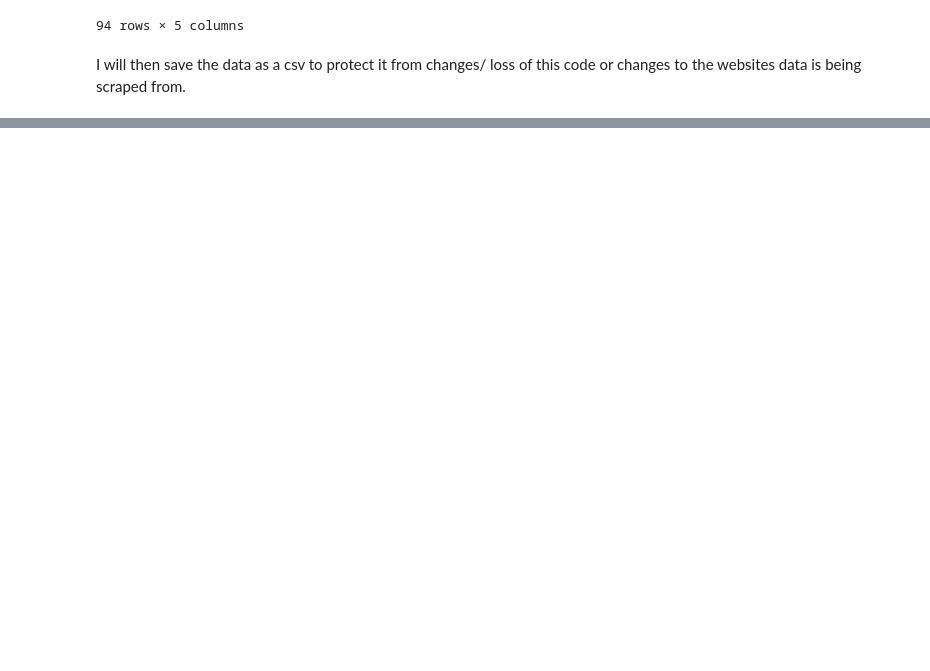
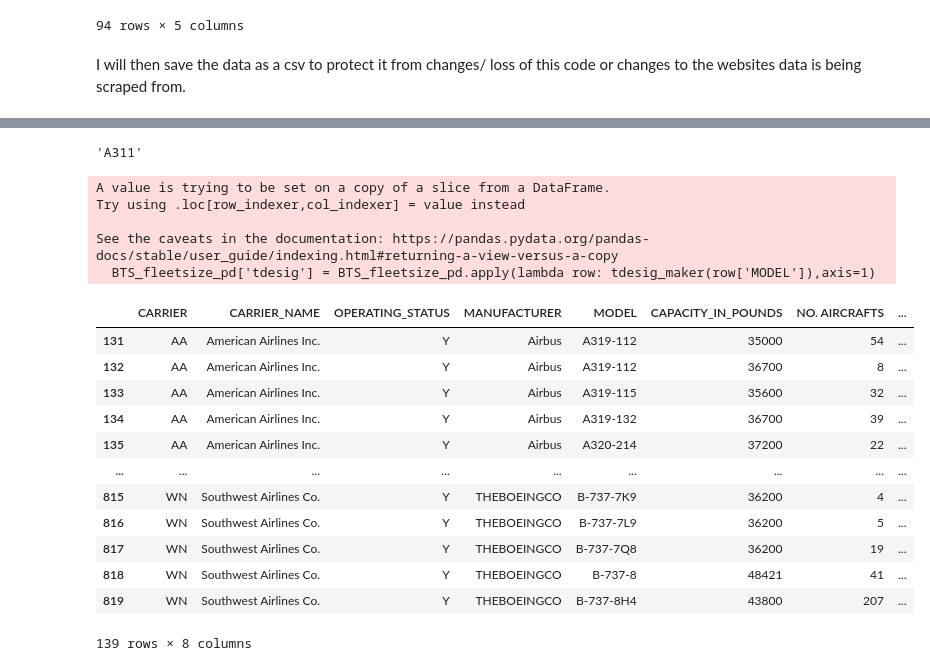
Before and after one commit to GenevaKirwan/CFG-Airline-Project, a Jupyter notebook: Processing_Fleet_Data.ipynb, the cells around one changed output, grey strips where cells are left out. Saved outputs shown, nothing was run; the diff lists cells and outputs as text; code cells hidden in the pictures; blank space fills up the shorter version.

```diff
--- a/Processing_Fleet_Data.ipynb
+++ b/Processing_Fleet_Data.ipynb
@@ -146,0 +348,5 @@ fleet_pd.to_csv(file_name)
+# %%
+import pandas as pd
+req_col = ['CARRIER', 'CARRIER_NAME', 'OPERATING_STATUS', 'MANUFACTURER','MODEL', 'CAPACITY_IN_POUNDS']
+BTS_fleet_pd = pd.read_csv('1053933928_T_F41SCHEDULE_B43.csv', usecols= req_col)
+BTS_fleet_pd
@@ -146,0 +367,4 @@ fleet_pd.to_csv(file_name)
+# %%
+BTS_fleetsize_pd = BTS_fleet_pd.groupby(BTS_fleet_pd.columns.tolist(),as_index=False).size()
+BTS_fleetsize_pd.rename(columns={"size": "NO. AIRCRAFTS"}, inplace = True)
+BTS_fleetsize_pd
@@ -146,0 +385,12 @@ fleet_pd.to_csv(file_name)
+# %%
+import re
+# airlines_list = ['American Airlines Inc.', 'Southwest', 'Delta', 'United', 'Spirit', 'Alaska', 'JetBlue', 'SkyWest', 'Frontier', 'Hawaiian']
+# airlines_str = ''
+# for airline in airlines_list:
+#     airlines_str= airlines_str + airline +'|'
+# airlines_str = airlines_str[:-1]
+
+airlines_list ='Alaska Airlines Inc.', 'American Airlines Inc.', 'Delta Air Lines Inc.', 'Frontier Airlines Inc.','Hawaiian Airlines Inc.', 'JetBlue Airways', 'SkyWest Airlines Inc.', 'Southwest Airlines Co.', 'Spirit Air Lines', 'United Air Lines Inc.'
+BTS_fleetsize_pd = BTS_fleetsize_pd[(BTS_fleetsize_pd.CARRIER_NAME.isin(airlines_list)) & (BTS_fleetsize_pd.OPERATING_STATUS == 'Y')]
+#BTS_fleetsize_pd = BTS_fleetsize_pd[(BTS_fleetsize_pd.CARRIER_NAME.str.contains(airlines_str, regex=True)) & (BTS_fleetsize_pd.OPERATING_STATUS == 'Y')]
+BTS_fleetsize_pd
@@ -146,0 +426,43 @@ fleet_pd.to_csv(file_name)
+# %%
+str = 'A310-112'
+
+def tdesig_maker (make):
+
+    critical_wrd = make
+
+    if '-' in critical_wrd:
+        broken_mod_ls = critical_wrd.split('-')
+        if  '0' in broken_mod_ls[0]:
+            tdesig = broken_mod_ls[0][0:3] + broken_mod_ls[1][0]
+        else:
+            lead_mod = broken_mod_ls[0][0:4]
+            tdesig = lead_mod + broken_mod_ls[1][0:(4-len(lead_mod))]
+    else:
+        tdesig = critical_wrd[0:4]
+    return tdesig
+
+tdesig_maker(str)
+# %% [output]
+'A311'
+# %%
+BTS_fleetsize_pd['tdesig'] = BTS_fleetsize_pd.apply(lambda row: tdesig_maker(row['MODEL']),axis=1)
+BTS_fleetsize_pd
+# %% [output]
+A value is trying to be set on a copy of a slice from a DataFrame.
+Try using .loc[row_indexer,col_indexer] = value instead
+
+See the caveats in the documentation: https://pandas.pydata.org/pandas-docs/stable/user_guide/indexing.html#returning-a-view-versus-a-copy
+  BTS_fleetsize_pd['tdesig'] = BTS_fleetsize_pd.apply(lambda row: tdesig_maker(row['MODEL']),axis=1)
+|  | CARRIER | CARRIER_NAME | OPERATING_STATUS | MANUFACTURER | MODEL | CAPACITY_IN_POUNDS | NO. AIRCRAFTS | ... |
+| 131 | AA | American Airlines Inc. | Y | Airbus | A319-112 | 35000 | 54 | ... |
+| 132 | AA | American Airlines Inc. | Y | Airbus | A319-112 | 36700 | 8 | ... |
+| 133 | AA | American Airlines Inc. | Y | Airbus | A319-115 | 35600 | 32 | ... |
+| 134 | AA | American Airlines Inc. | Y | Airbus | A319-132 | 36700 | 39 | ... |
+| 135 | AA | American Airlines Inc. | Y | Airbus | A320-214 | 37200 | 22 | ... |
+| ... | ... | ... | ... | ... | ... | ... | ... | ... |
+| 815 | WN | Southwest Airlines Co. | Y | THEBOEINGCO | B-737-7K9 | 36200 | 4 | ... |
+| 816 | WN | Southwest Airlines Co. | Y | THEBOEINGCO | B-737-7L9 | 36200 | 5 | ... |
+| 817 | WN | Southwest Airlines Co. | Y | THEBOEINGCO | B-737-7Q8 | 36200 | 19 | ... |
+| 818 | WN | Southwest Airlines Co. | Y | THEBOEINGCO | B-737-8 | 48421 | 41 | ... |
+| 819 | WN | Southwest Airlines Co. | Y | THEBOEINGCO | B-737-8H4 | 43800 | 207 | ... |
+139 rows × 8 columns
```
Also changed, not shown: parts of 32 cells of this notebook, 3 other files.
